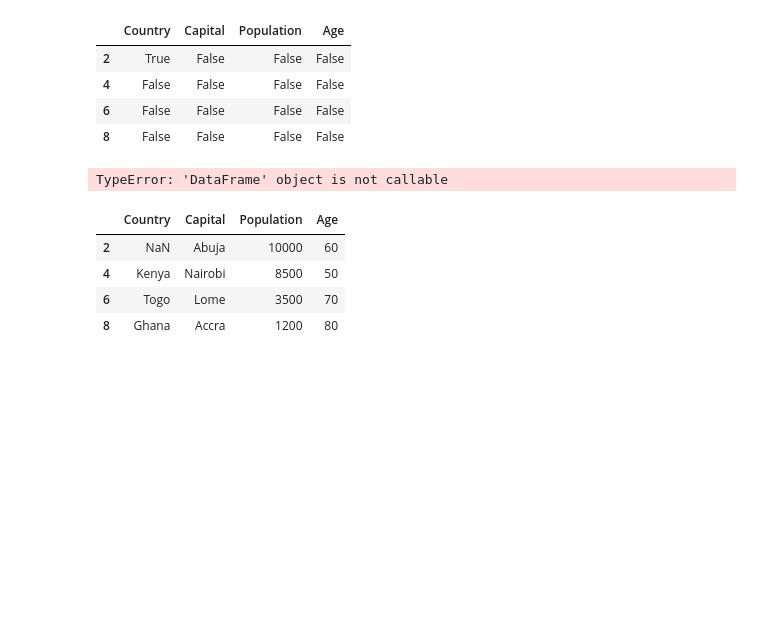
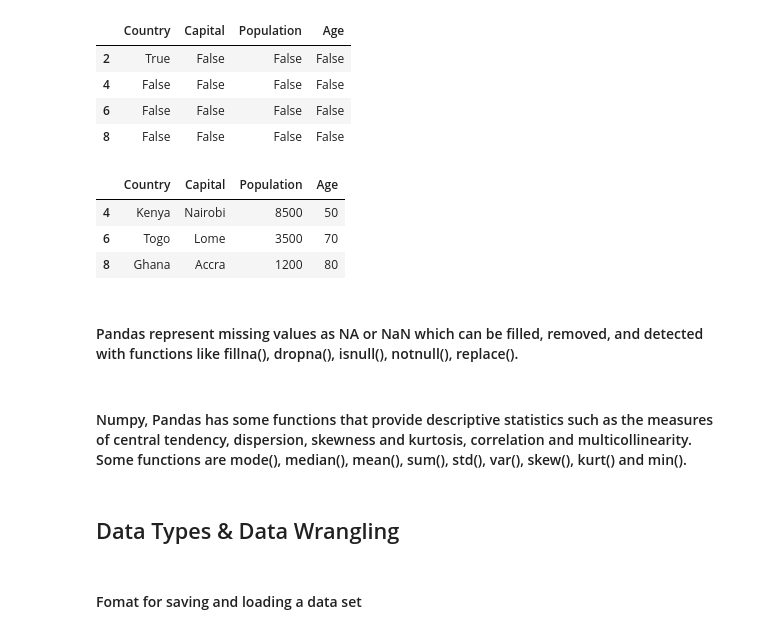
Before and after one commit to echefulouis/Data_Science_tutorial, a Jupyter notebook: Hamonye Notes/Python in ML by Hamonye.ipynb, the cells around one changed output. Cells and saved outputs as stored; diff of their text form; code cells hidden in the pictures; blank space fills up the shorter version.

Commit message:
Exploratory data analysis

```diff
--- a/Hamonye Notes/Python in ML by Hamonye.ipynb
+++ b/Hamonye Notes/Python in ML by Hamonye.ipynb
@@ -408,15 +408,18 @@ df.isnull()
 | 4 | False | False | False | False |
 | 6 | False | False | False | False |
 | 8 | False | False | False | False |
-# %%
-df(df.isnull())
-# %% [output]
-TypeError: 'DataFrame' object is not callable
 # %%
-df
+df.dropna()
 # %% [output]
 |  | Country | Capital | Population | Age |
-| 2 | NaN | Abuja | 10000 | 60 |
 | 4 | Kenya | Nairobi | 8500 | 50 |
 | 6 | Togo | Lome | 3500 | 70 |
 | 8 | Ghana | Accra | 1200 | 80 |
+# %% [markdown]
+#### Pandas represent missing values as NA or NaN which can be filled, removed, and detected with functions like fillna(), dropna(), isnull(), notnull(), replace().
+# %% [markdown]
+#### Numpy, Pandas has some functions that provide descriptive statistics such as the measures of central tendency, dispersion, skewness and kurtosis, correlation and multicollinearity. Some functions are mode(), median(), mean(), sum(), std(), var(), skew(), kurt() and min().
+# %% [markdown]
+## Data Types & Data Wrangling
+# %% [markdown]
+#### Fomat for saving and loading a data set
```
Also changed, not shown: parts of 20 cells of this notebook.
